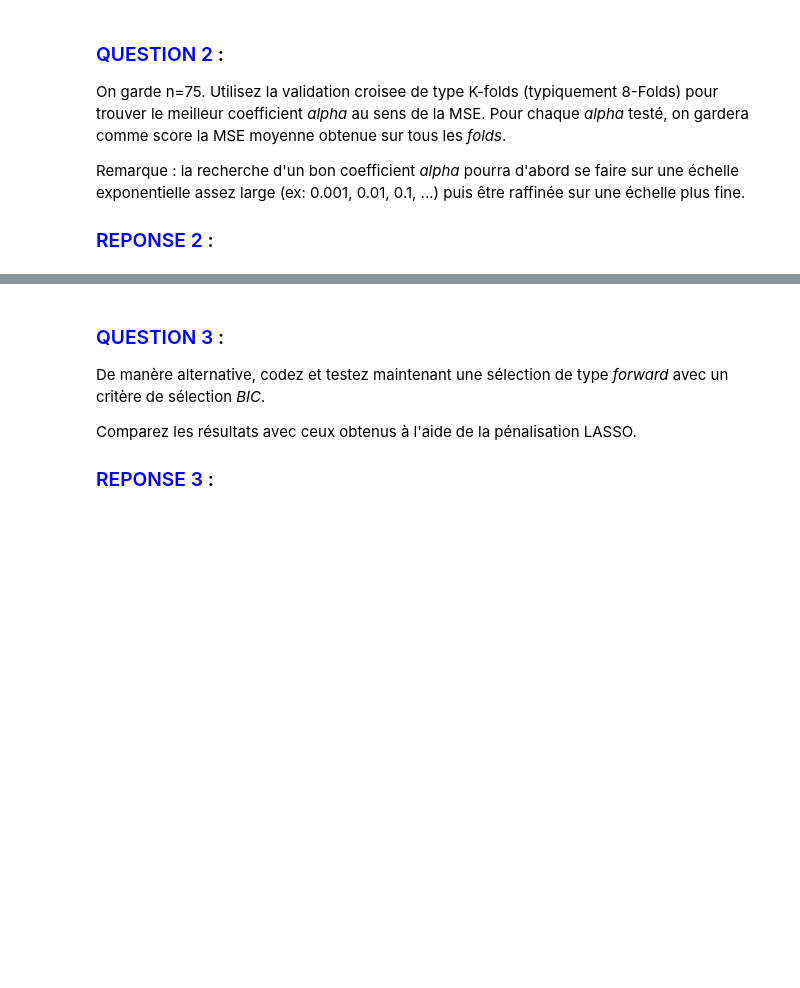
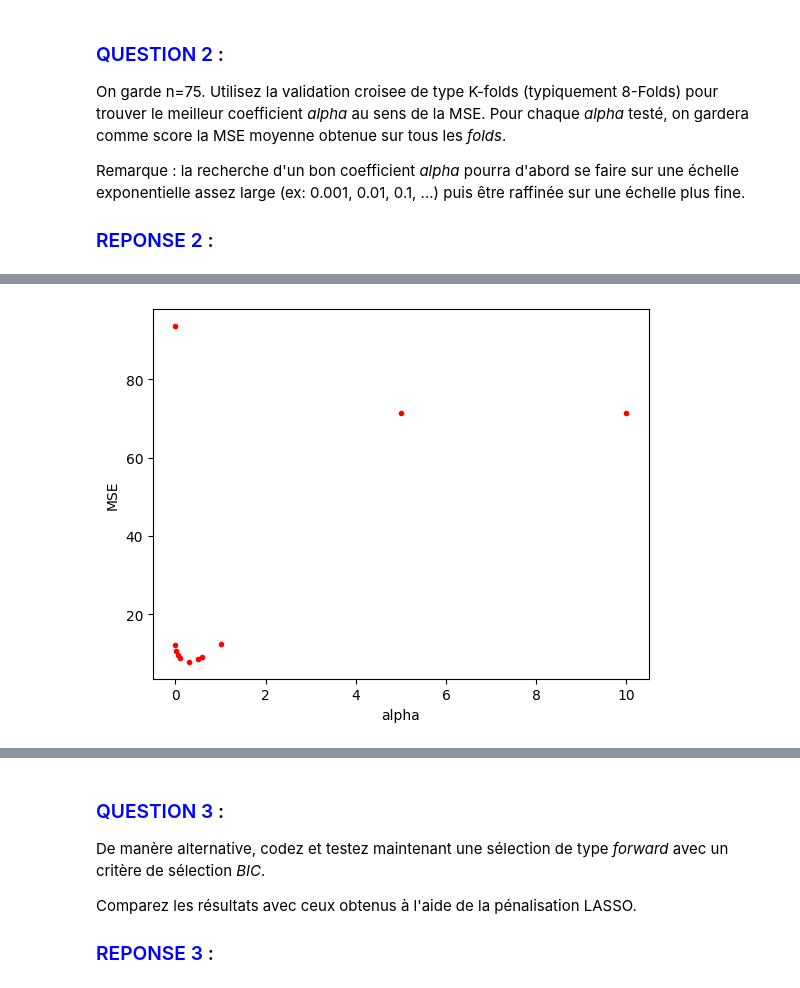
Before and after one commit to pupintimeo-max/stat-ml, a Jupyter notebook: TPs/Exo7_RegressionMultipleReg.ipynb, the cells around one changed output, grey strips where cells are left out. Saved outputs shown, nothing was run; the diff lists cells and outputs as text; code cells hidden in the pictures; blank space fills up the shorter version.

```diff
--- a/TPs/Exo7_RegressionMultipleReg.ipynb
+++ b/TPs/Exo7_RegressionMultipleReg.ipynb
@@ -114,0 +106,73 @@ from sklearn.model_selection import KFold
+# %%
+
+from sklearn.model_selection import KFold
+
+np.random.seed(31)
+
+#... definition de n et p
+n = [75]
+p =  200   #remarque : n<200 => necessite de selectionner des variables
+
+#... simulation de X
+X=[]
+for i in range(len(n)):
+    X.append(np.random.randn(n[i], p)) #remarque : on ne tient pas en compte les $beta_0$
+
+#... generation du vecteur beta dans lequel seules 10 valeurs sont non-nulles
+beta = 3 * np.random.randn(p)
+inds = np.arange(p)
+np.random.shuffle(inds)
+beta[inds[10:]] = 0
+
+#... simulation de y
+y=[]
+for i in range(len(n)):
+    y.append(np.dot(X[i], beta) + (2.0 * np.random.normal(size=n[i])))
+
+# REMARQUE IMPORTANTE : y ne dépend que des variables i pour lesquelles beta[i] est non-nul
+
+# Conversion en array numpy (pour KFold)
+X = np.array(X[0])
+y = np.array(y[0])
+
+# --- KFold ---
+kf = KFold(n_splits=5, shuffle=True, random_state=31)
+
+alpha_values = [0.0001, 0.001, 0.01, 0.05, 0.1, 0.3, 0.5, 0.6, 1, 5, 10]
+
+results = {}
+
+for alpha in alpha_values:
+    mse_scores = []
+    for train_index, test_index in kf.split(X):
+        X_train, X_test = X[train_index], X[test_index]
+        y_train, y_test = y[train_index], y[test_index]
+
+        # Lasso regression
+        lasso_regressor = Lasso(alpha=alpha, max_iter=10000)
+        lasso_regressor.fit(X_train, y_train)
+        y_pred = lasso_regressor.predict(X_test)
+
+        mse = mean_squared_error(y_test, y_pred)
+        mse_scores.append(mse)
+
+    # Stockage du résultat moyen pour cet alpha
+    results[alpha] = np.mean(mse_scores)
+
+# Affichage des résultats
+mse_plot = []
+print("MSE moyen par alpha :")
+for alpha, mse in results.items():
+    print(f"alpha={alpha}: MSE={mse:.4f}")
+    mse_plot.append(mse)
+
+# Meilleur alpha
+best_alpha = min(results, key=results.get)
+print(f"\nMeilleur alpha = {best_alpha} avec MSE moyen = {results[best_alpha]:.4f}")
+
+#pour alpha = 0.3 on a une valeur de la mse minimale
+plt.plot(alpha_values, mse_plot, 'r.')
+plt.xlabel('alpha')
+plt.ylabel('MSE')
+plt.show()
+# %% [output]
@@ -115,3 +193,4 @@ from sklearn.model_selection import KFold
+[figure, added]
 # %%
 #représentation des coefficients estimés (lasso_regressor.coef_) et de ceux
 #avec lesquels les données ont été simulées (beta)
```
Also changed, not shown: parts of 9 cells of this notebook, 4 other files.
